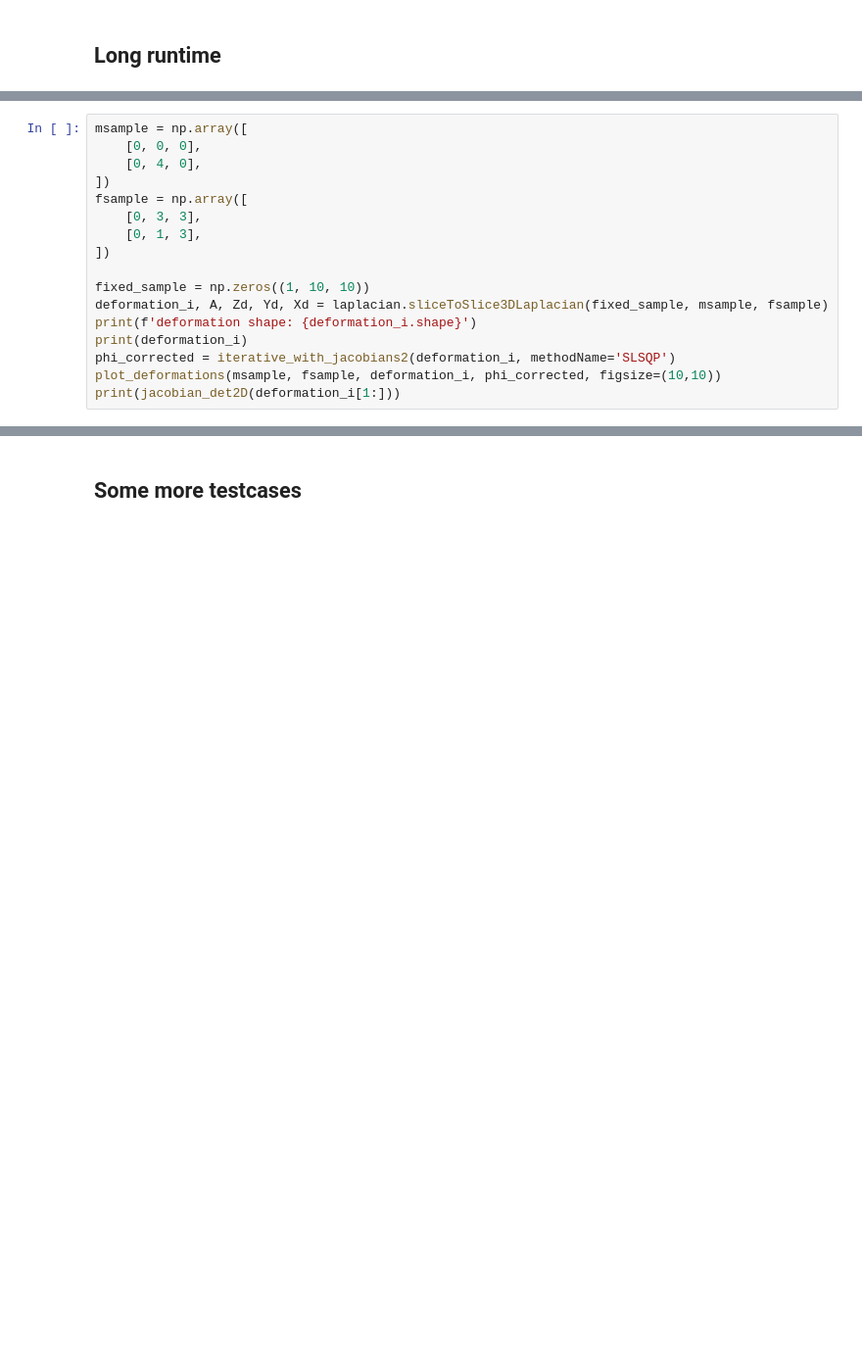
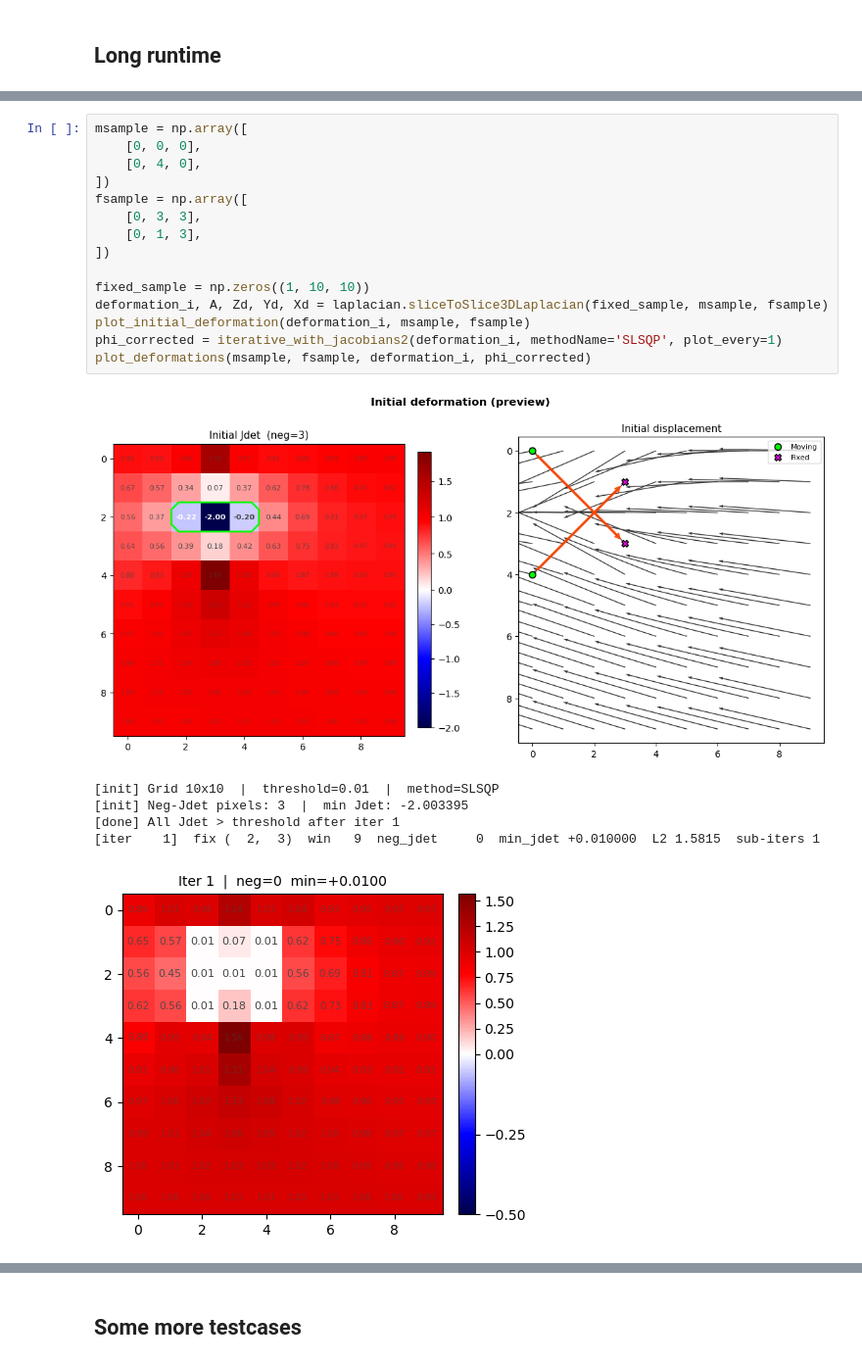
Before and after one commit to UCI-iGravi/dvfopt, a Jupyter notebook: slsqp-iterative-refactored.ipynb, the cells around one changed output, grey strips where cells are left out. Shown at 98% size. Cells and saved outputs as stored; diff of their text form; blank space fills up the shorter version.

```diff
--- a/slsqp-iterative-refactored.ipynb
+++ b/slsqp-iterative-refactored.ipynb
@@ -51,17 +90,22 @@ run_lapl_and_correction(fixed_sample, msample, fsample)
 # %%
 msample = np.array([
     [0, 0, 0],
     [0, 4, 0],
 ])
 fsample = np.array([
     [0, 3, 3],
     [0, 1, 3],
 ])
 
 fixed_sample = np.zeros((1, 10, 10))
 deformation_i, A, Zd, Yd, Xd = laplacian.sliceToSlice3DLaplacian(fixed_sample, msample, fsample)
-print(f'deformation shape: {deformation_i.shape}')
-print(deformation_i)
-phi_corrected = iterative_with_jacobians2(deformation_i, methodName='SLSQP')
-plot_deformations(msample, fsample, deformation_i, phi_corrected, figsize=(10,10))
-print(jacobian_det2D(deformation_i[1:]))
+plot_initial_deformation(deformation_i, msample, fsample)
+phi_corrected = iterative_with_jacobians2(deformation_i, methodName='SLSQP', plot_every=1)
+plot_deformations(msample, fsample, deformation_i, phi_corrected)
+# %% [output]
+[figure, added]
+[init] Grid 10x10  |  threshold=0.01  |  method=SLSQP
+[init] Neg-Jdet pixels: 3  |  min Jdet: -2.003395
+[done] All Jdet > threshold after iter 1
+[iter    1]  fix (  2,  3)  win   9  neg_jdet     0  min_jdet +0.010000  L2 1.5815  sub-iters 1
+[figure, added]
```
Also changed, not shown: parts of 26 cells of this notebook, 8 other files.
